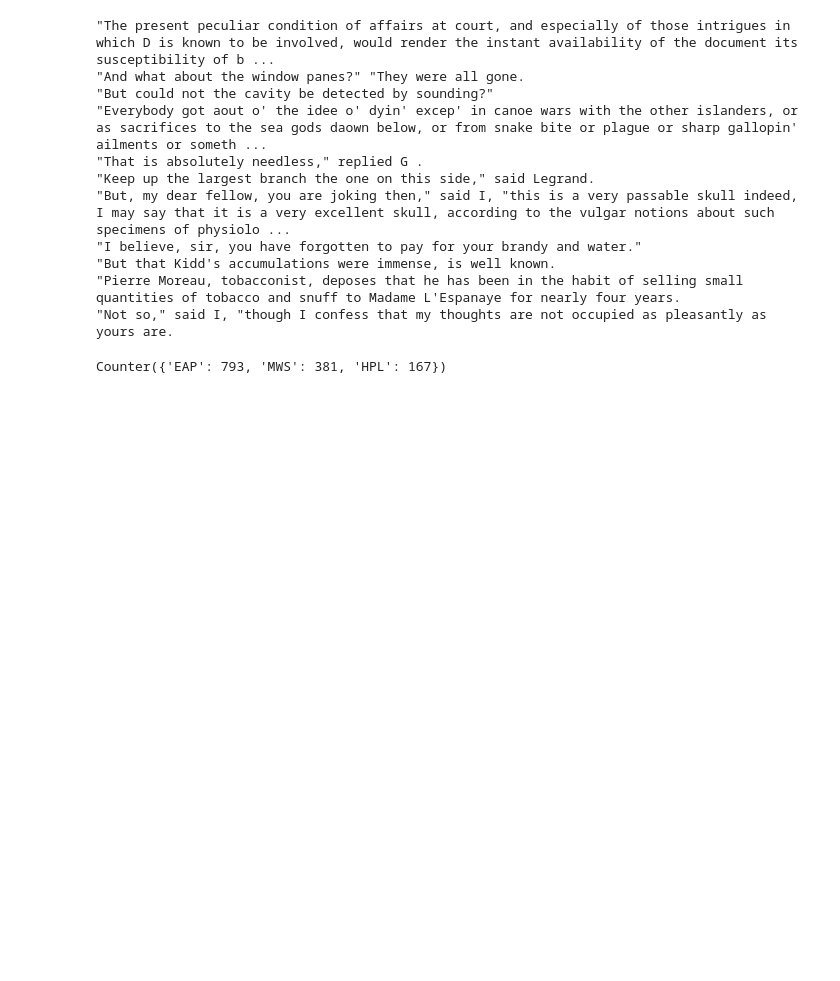
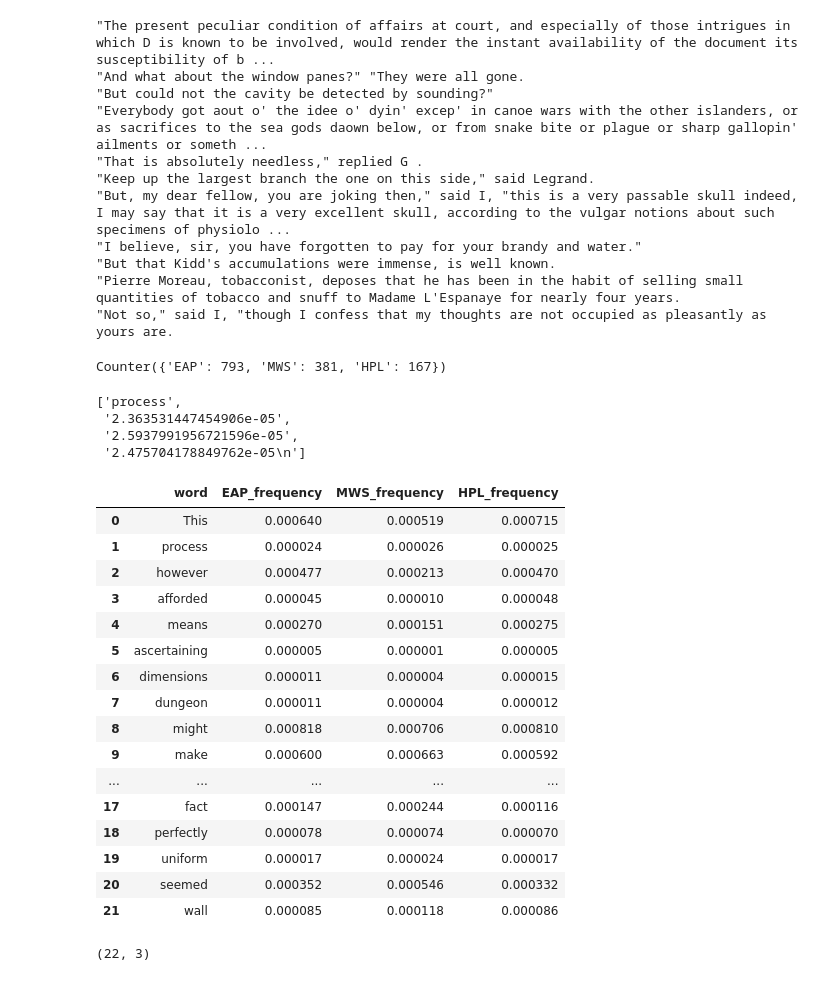
Before and after one commit to fwbane/author, a Jupyter notebook: feature_engineering_notebook.ipynb, the cells around one changed output. Saved outputs shown, nothing was run; the diff lists cells and outputs as text; code cells hidden in the pictures; blank space fills up the shorter version.

```diff
--- a/feature_engineering_notebook.ipynb
+++ b/feature_engineering_notebook.ipynb
@@ -329,3 +359,20 @@ for n, text in enumerate(df.text):
 print(this)
 # %% [output]
 Counter({'EAP': 793, 'MWS': 381, 'HPL': 167})
+# %%
+def load_word_frequencies(filename):
+    data = []
+    with open(filename, 'r') as f:
+        for i, line in enumerate(f):
+            if i == 0:
+                continue
+            w, e, h, m = line.replace("\"", "").replace("[","").replace("]","").replace(" ","").split(",")[1:]
+            data.append([w, float(e), float(h), float(m)])
+    return data
+# %%
+line.replace("\"", "").replace("[","").replace("]","").replace(" ","").split(",")[1:]
+# %% [output]
+['process',
+ '2.363531447454906e-05',
+ '2.5937991956721596e-05',
+ '2.475704178849762e-05\n']
@@ -331,0 +381,29 @@ Counter({'EAP': 793, 'MWS': 381, 'HPL': 167})
+# %%
+columns = ['word', 'EAP_frequency', 'HPL_frequency', 'MWS_frequency']
+data = load_word_frequencies('lexicon_frequencies.csv')
+df_word_frequency = pd.DataFrame(data, columns=columns)
+# %%
+df_word_frequency
+# %% [output]
+|  | word | EAP_frequency | MWS_frequency | HPL_frequency |
+| 0 | This | 0.000640 | 0.000519 | 0.000715 |
+| 1 | process | 0.000024 | 0.000026 | 0.000025 |
+| 2 | however | 0.000477 | 0.000213 | 0.000470 |
+| 3 | afforded | 0.000045 | 0.000010 | 0.000048 |
+| 4 | means | 0.000270 | 0.000151 | 0.000275 |
+| 5 | ascertaining | 0.000005 | 0.000001 | 0.000005 |
+| 6 | dimensions | 0.000011 | 0.000004 | 0.000015 |
+| 7 | dungeon | 0.000011 | 0.000004 | 0.000012 |
+| 8 | might | 0.000818 | 0.000706 | 0.000810 |
+| 9 | make | 0.000600 | 0.000663 | 0.000592 |
+| ... | ... | ... | ... | ... |
+| 17 | fact | 0.000147 | 0.000244 | 0.000116 |
+| 18 | perfectly | 0.000078 | 0.000074 | 0.000070 |
+| 19 | uniform | 0.000017 | 0.000024 | 0.000017 |
+| 20 | seemed | 0.000352 | 0.000546 | 0.000332 |
+| 21 | wall | 0.000085 | 0.000118 | 0.000086 |
+# %%
+this = pd.read_csv('lexicon_frequencies.csv')
+this.shape
+# %% [output]
+(22, 3)
```
Also changed, not shown: parts of 27 cells of this notebook.
